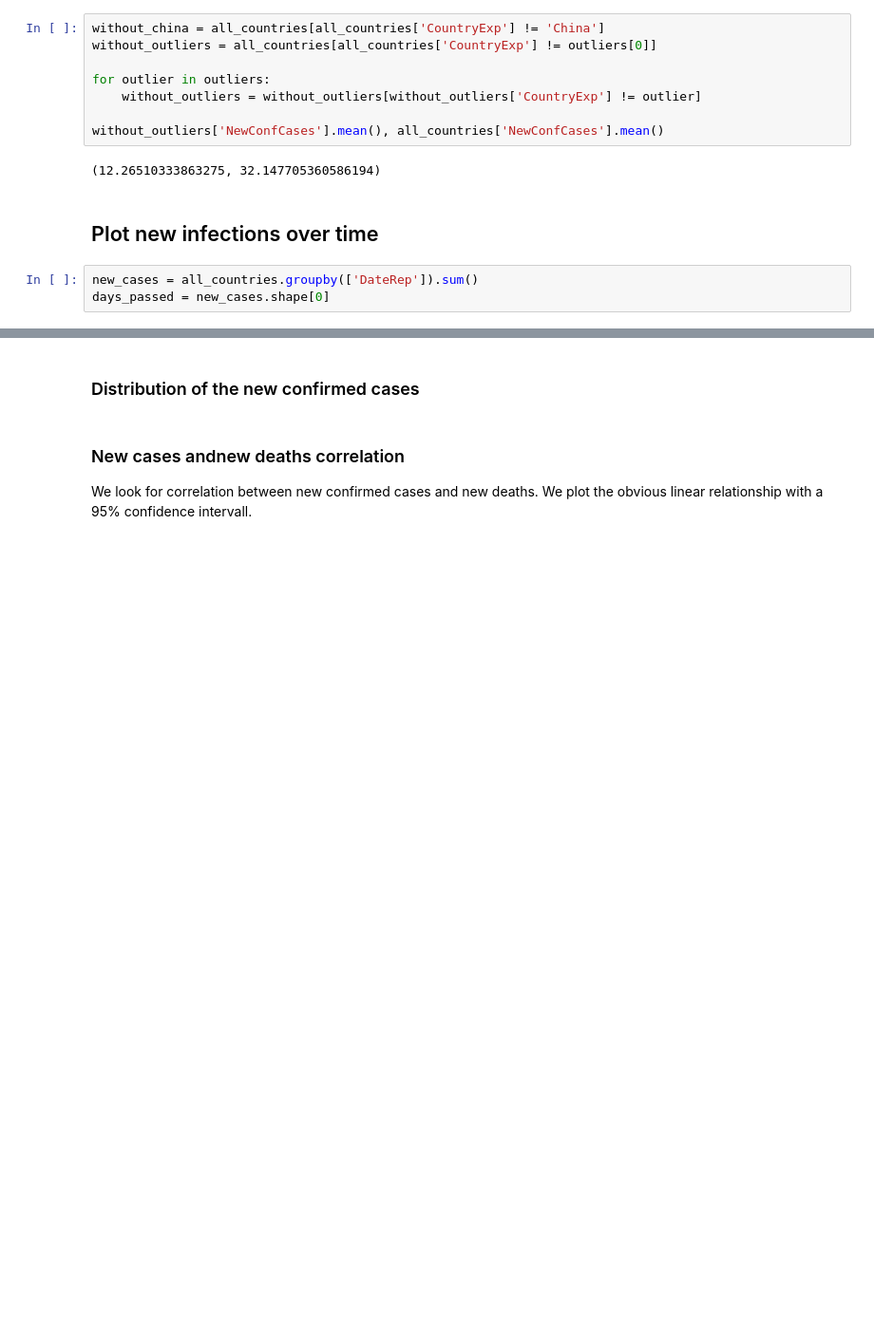
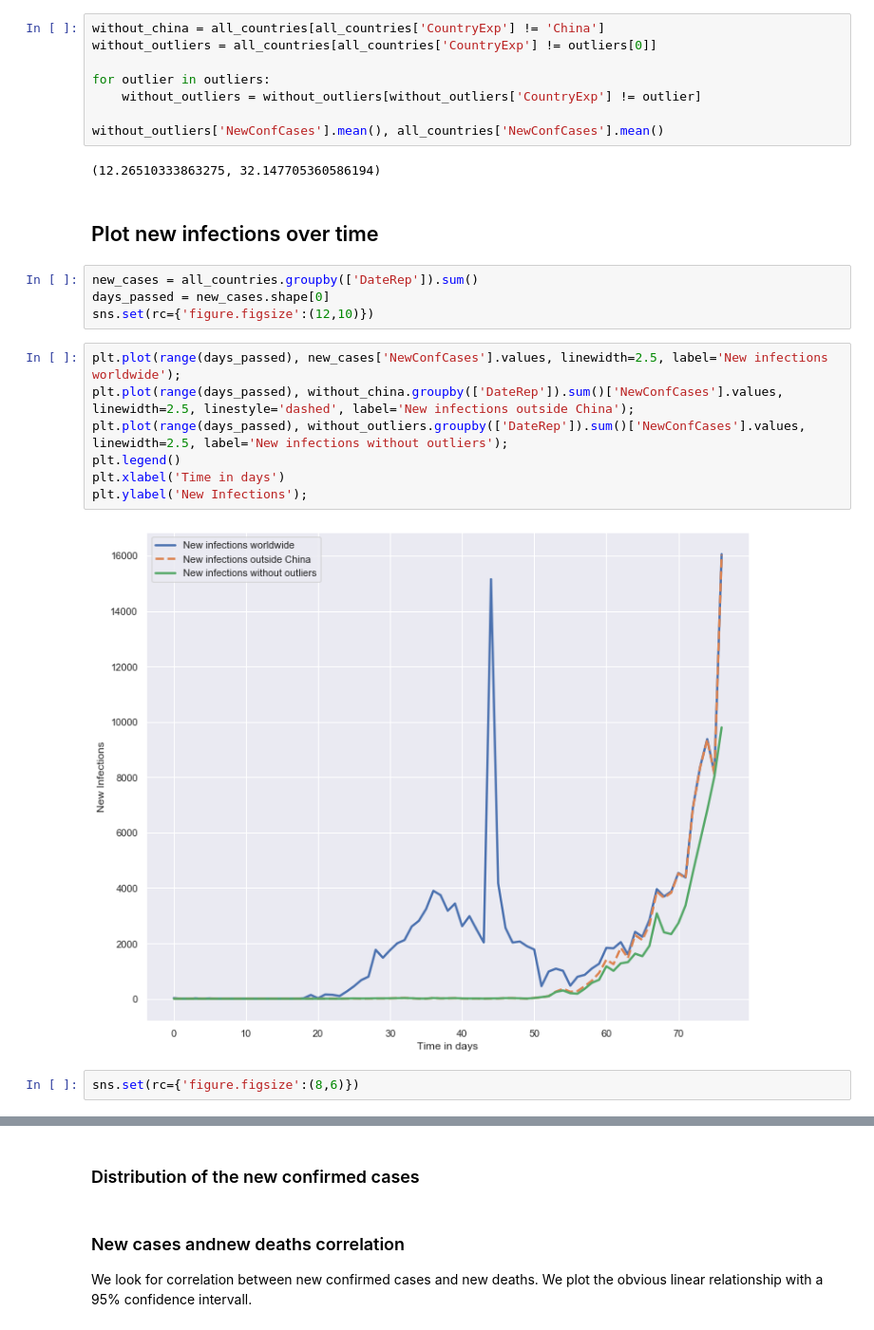
Before and after one commit to tnfru/data_analysis, a Jupyter notebook: Covid19/Covid19.ipynb, the cells around one changed output, grey strips where cells are left out. Shown: that part at 95% size. Cells and saved outputs as stored; diff of their text form; blank space fills up the shorter version.

```diff
--- a/Covid19/Covid19.ipynb
+++ b/Covid19/Covid19.ipynb
@@ -77,4 +76,16 @@ without_outliers['NewConfCases'].mean(), all_countries['NewConfCases'].mean()
 # %%
 new_cases = all_countries.groupby(['DateRep']).sum()
 days_passed = new_cases.shape[0]
+sns.set(rc={'figure.figsize':(12,10)})
+# %%
+plt.plot(range(days_passed), new_cases['NewConfCases'].values, linewidth=2.5, label='New infections worldwide');
+plt.plot(range(days_passed), without_china.groupby(['DateRep']).sum()['NewConfCases'].values, linewidth=2.5, linestyle='dashed', label='New infections outside China');
+plt.plot(range(days_passed), without_outliers.groupby(['DateRep']).sum()['NewConfCases'].values, linewidth=2.5, label='New infections without outliers');
+plt.legend()
+plt.xlabel('Time in days')
+plt.ylabel('New Infections');
+# %% [output]
+[figure, added]
+# %%
+sns.set(rc={'figure.figsize':(8,6)})
 # %%
```
Also changed, not shown: parts of 8 cells of this notebook.
